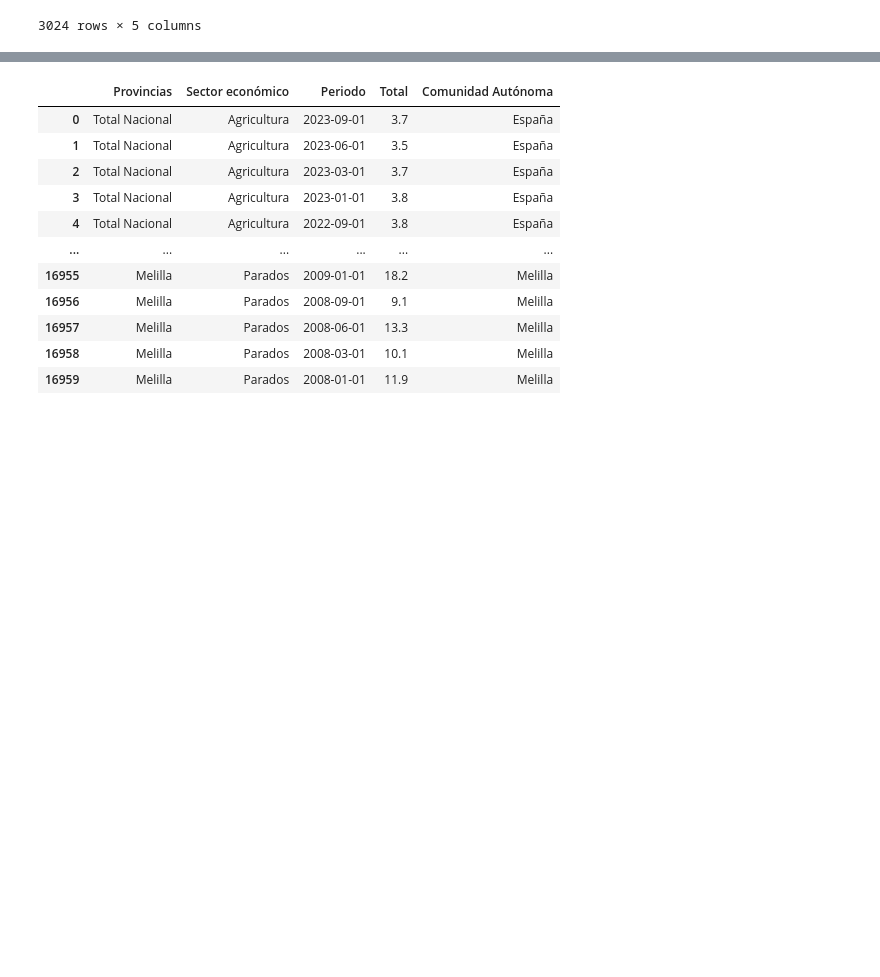
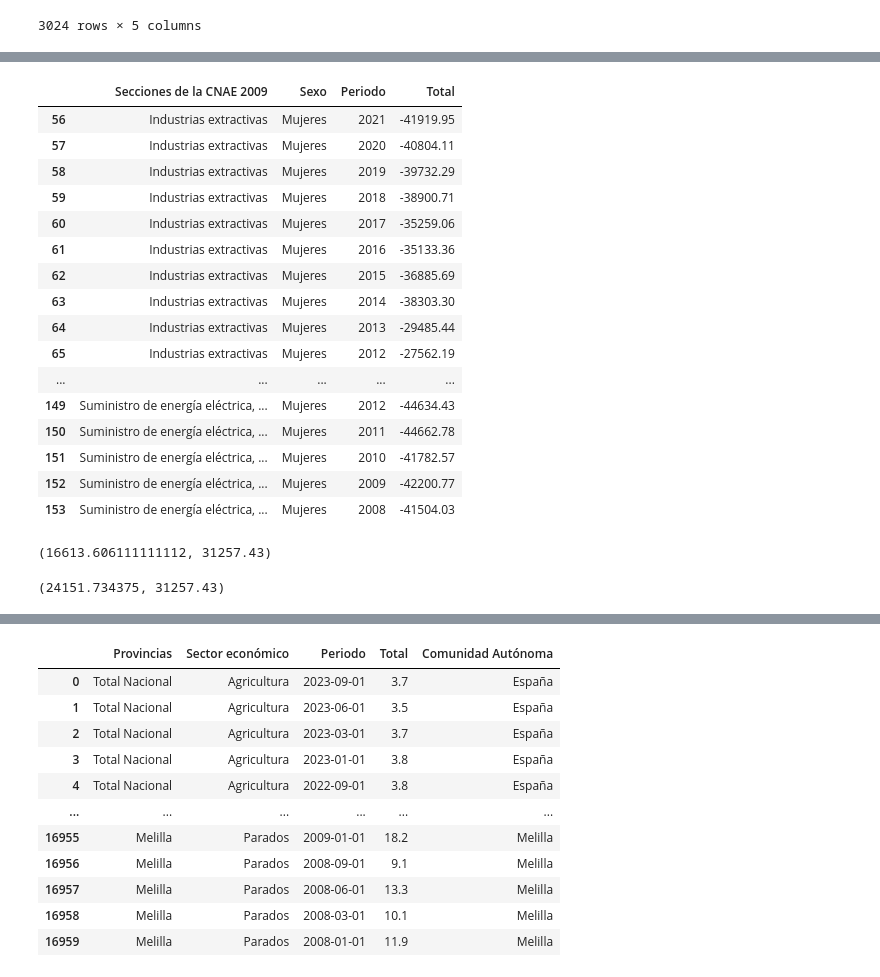
Before and after one commit to Gbau11/Empleo-Espa-a, a Jupyter notebook: code/paro_actividad.ipynb, the cells around one changed output, grey strips where cells are left out. Drawn from its saved outputs; the diff is of its cells as text; code cells hidden in the pictures; blank space fills up the shorter version.

```diff
--- a/code/paro_actividad.ipynb
+++ b/code/paro_actividad.ipynb
@@ -1026,0 +1046,20 @@ sal_sect
+# %%
+sal_act[sal_act['Total']<1000]
+# %% [output]
+|  | Secciones de la CNAE 2009 | Sexo | Periodo | Total |
+| 56 | Industrias extractivas | Mujeres | 2021 | -41919.95 |
+| 57 | Industrias extractivas | Mujeres | 2020 | -40804.11 |
+| 58 | Industrias extractivas | Mujeres | 2019 | -39732.29 |
+| 59 | Industrias extractivas | Mujeres | 2018 | -38900.71 |
+| 60 | Industrias extractivas | Mujeres | 2017 | -35259.06 |
+| 61 | Industrias extractivas | Mujeres | 2016 | -35133.36 |
+| 62 | Industrias extractivas | Mujeres | 2015 | -36885.69 |
+| 63 | Industrias extractivas | Mujeres | 2014 | -38303.30 |
+| 64 | Industrias extractivas | Mujeres | 2013 | -29485.44 |
+| 65 | Industrias extractivas | Mujeres | 2012 | -27562.19 |
+| ... | ... | ... | ... | ... |
+| 149 | Suministro de energía eléctrica, ... | Mujeres | 2012 | -44634.43 |
+| 150 | Suministro de energía eléctrica, ... | Mujeres | 2011 | -44662.78 |
+| 151 | Suministro de energía eléctrica, ... | Mujeres | 2010 | -41782.57 |
+| 152 | Suministro de energía eléctrica, ... | Mujeres | 2009 | -42200.77 |
+| 153 | Suministro de energía eléctrica, ... | Mujeres | 2008 | -41504.03 |
@@ -1026,0 +1068,10 @@ sal_sect
+# %%
+aa = sal_act[(sal_act['Periodo']==2021)&(sal_act['Sexo']!='Ambos sexos')&(sal_act['Secciones de la CNAE 2009']!='Todas las secciones')]
+aa[aa['Sexo']=='Mujeres']['Total'].mean(), aa[aa['Sexo']=='Hombres']['Total'].mean()
+# %% [output]
+(16613.606111111112, 31257.43)
+# %%
+bb = sal_act2[(sal_act2['Periodo']==2021)&(sal_act2['Sexo']!='Ambos sexos')&(sal_act2['Secciones de la CNAE 2009']!='Todas las secciones')]
+bb[bb['Sexo']=='Mujeres']['Total'].mean(), bb[bb['Sexo']=='Hombres']['Total'].mean()
+# %% [output]
+(24151.734375, 31257.43)
```
Also changed, not shown: parts of 4 cells of this notebook, 4 other files.
